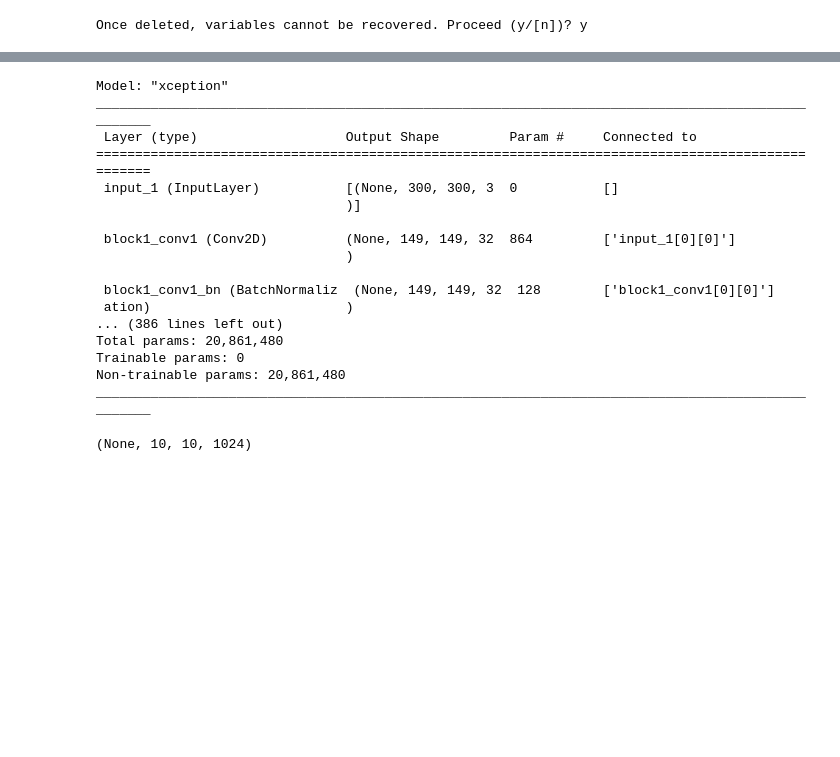
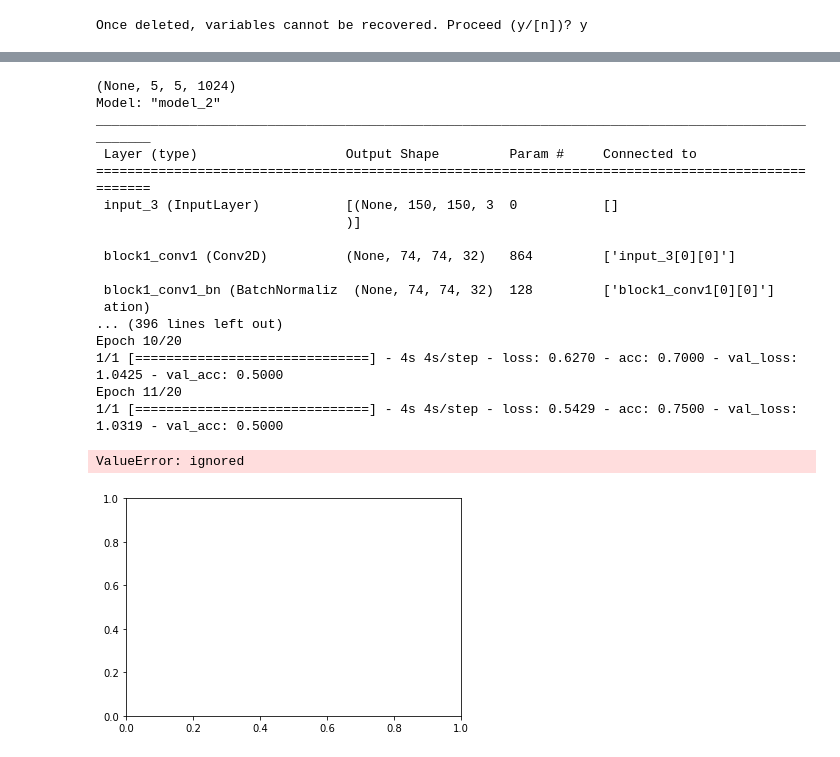
Before and after one commit to johnreyes96/artificial-vision, a Jupyter notebook: src/main/python/QualityMeat.ipynb, the cells around one changed output, grey strips where cells are left out. Drawn from its saved outputs; the diff is of its cells as text; code cells hidden in the pictures; blank space fills up the shorter version.

```diff
--- a/src/main/python/QualityMeat.ipynb
+++ b/src/main/python/QualityMeat.ipynb
@@ -108,40 +129,56 @@ for layer in base_model.layers:
-# %%
-base_model.summary()
-# %% [output]
-Model: "xception"
-__________________________________________________________________________________________________
- Layer (type)                   Output Shape         Param #     Connected to
-==================================================================================================
- input_1 (InputLayer)           [(None, 300, 300, 3  0           []
-                                )]
-
- block1_conv1 (Conv2D)          (None, 149, 149, 32  864         ['input_1[0][0]']
-                                )
-
- block1_conv1_bn (BatchNormaliz  (None, 149, 149, 32  128        ['block1_conv1[0][0]']
- ation)                         )
-... (386 lines left out)
-Total params: 20,861,480
-Trainable params: 0
-Non-trainable params: 20,861,480
-__________________________________________________________________________________________________
 # %%
 # (2)Create an architecture to feed models.
-
 """Here,we can assign last layer as add_11.It means that we can start to update weights after this layer"""
-last_layer = base_model.get_layer("add_11")
+last_layer = base_model.get_layer("add_35")
 print(last_layer.output_shape)
 
 """GlobalAveragePooling layer to reduce input dim to 1D."""
 x = tf.keras.layers.BatchNormalization()(last_layer.output)
 x = tf.keras.layers.GlobalAveragePooling2D()(x)
 """Fully connected layer."""
 x = tf.keras.layers.Dense(128,activation = "relu")(x)
 """Add dropout layer."""
 x = tf.keras.layers.Dropout(0.3)(x)
 """Output layer"""
 x = tf.keras.layers.Dense(2,activation = "softmax")(x)
 """Here,we can connect model end to end."""
 model = tf.keras.models.Model(base_model.input,x)
+
+print(model.summary())
+
+
+# COMPILE AND FIT
+model.compile(optimizer = tf.keras.optimizers.Adam(learning_rate =0.0001),loss = "categorical_crossentropy",metrics = ["acc"])
+
+class myCallback(tf.keras.callbacks.Callback):
+    def on_epoch_end(self,epoch,logs = {}):
+        if epoch >= 10 and logs.get("acc") - logs.get("val_acc") >= 0.1:
+            print("Model tends to be overfitting.Stop it.")
+            self.model.stop_training = True
+        elif logs.get("acc") > 0.9:
+            print("Model tends to be overfitting.Stop it.")
+            self.model.stop_training = True
+callback = myCallback()
+
+history = model.fit(train_generator,epochs = 20,batch_size = 32,validation_data = validation_generator,
+                   callbacks = [callback,],verbose = 1)
 # %% [output]
-(None, 10, 10, 1024)
+(None, 5, 5, 1024)
+Model: "model_2"
+__________________________________________________________________________________________________
+ Layer (type)                   Output Shape         Param #     Connected to
+==================================================================================================
+ input_3 (InputLayer)           [(None, 150, 150, 3  0           []
+                                )]
+
+ block1_conv1 (Conv2D)          (None, 74, 74, 32)   864         ['input_3[0][0]']
+
+ block1_conv1_bn (BatchNormaliz  (None, 74, 74, 32)  128         ['block1_conv1[0][0]']
+ ation)
+... (396 lines left out)
+Epoch 10/20
+1/1 [==============================] - 4s 4s/step - loss: 0.6270 - acc: 0.7000 - val_loss: 1.0425 - val_acc: 0.5000
+Epoch 11/20
+1/1 [==============================] - 4s 4s/step - loss: 0.5429 - acc: 0.7500 - val_loss: 1.0319 - val_acc: 0.5000
+ValueError: ignored
+[figure, added]
```
Also changed, not shown: parts of 8 cells of this notebook.
